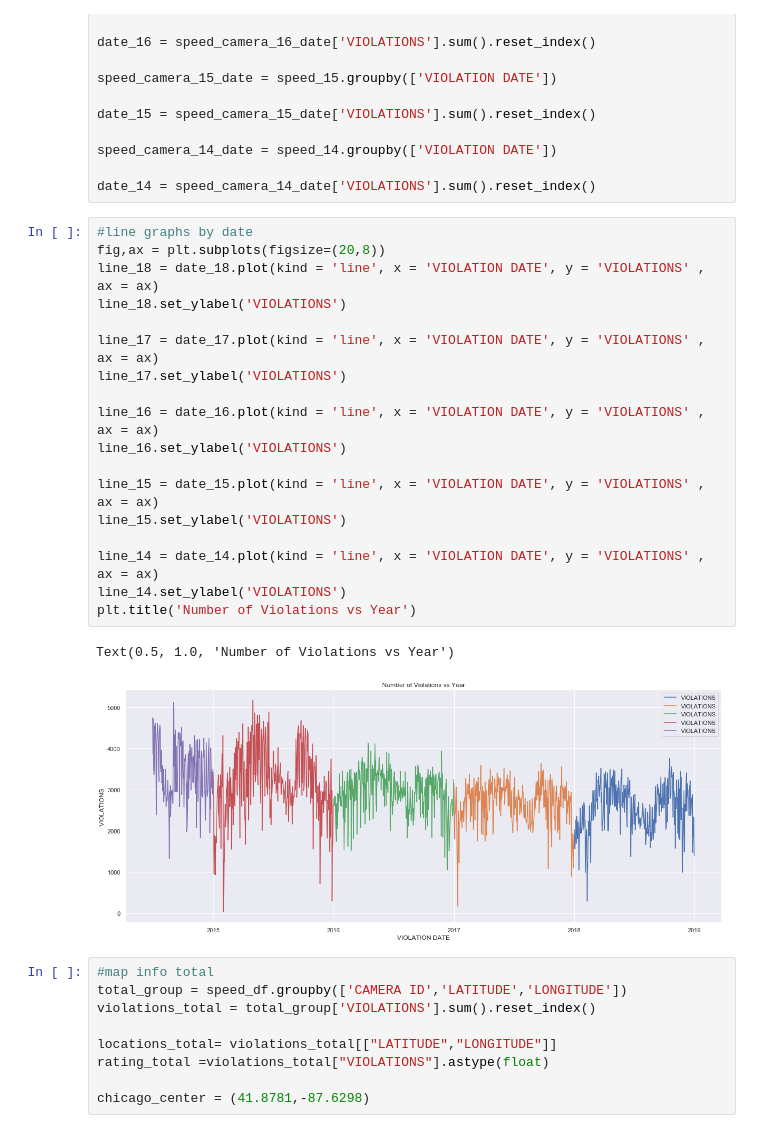
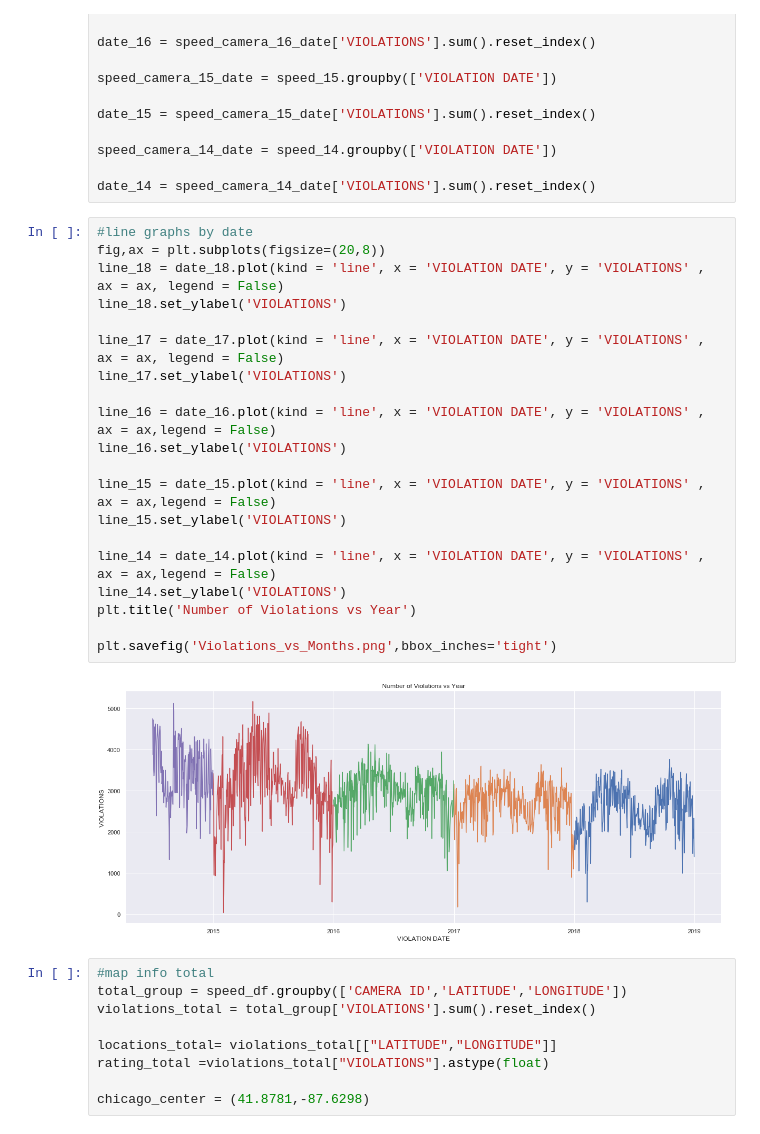
Before and after one commit to griffinpeifer/TrilogyProject1_group2, a Jupyter notebook: Project1/SpeedCamera.ipynb, the cells around one changed output. Drawn from its saved outputs; the diff is of its cells as text.

```diff
--- a/Project1/SpeedCamera.ipynb
+++ b/Project1/SpeedCamera.ipynb
@@ -167,24 +231,25 @@ date_14 = speed_camera_14_date['VIOLATIONS'].sum().reset_index()
 # %%
 #line graphs by date
 fig,ax = plt.subplots(figsize=(20,8))
-line_18 = date_18.plot(kind = 'line', x = 'VIOLATION DATE', y = 'VIOLATIONS' , ax = ax)
+line_18 = date_18.plot(kind = 'line', x = 'VIOLATION DATE', y = 'VIOLATIONS' , ax = ax, legend = False)
 line_18.set_ylabel('VIOLATIONS')
 
-line_17 = date_17.plot(kind = 'line', x = 'VIOLATION DATE', y = 'VIOLATIONS' , ax = ax)
+line_17 = date_17.plot(kind = 'line', x = 'VIOLATION DATE', y = 'VIOLATIONS' , ax = ax, legend = False)
 line_17.set_ylabel('VIOLATIONS')
 
-line_16 = date_16.plot(kind = 'line', x = 'VIOLATION DATE', y = 'VIOLATIONS' , ax = ax)
+line_16 = date_16.plot(kind = 'line', x = 'VIOLATION DATE', y = 'VIOLATIONS' , ax = ax,legend = False)
 line_16.set_ylabel('VIOLATIONS')
 
-line_15 = date_15.plot(kind = 'line', x = 'VIOLATION DATE', y = 'VIOLATIONS' , ax = ax)
+line_15 = date_15.plot(kind = 'line', x = 'VIOLATION DATE', y = 'VIOLATIONS' , ax = ax,legend = False)
 line_15.set_ylabel('VIOLATIONS')
 
-line_14 = date_14.plot(kind = 'line', x = 'VIOLATION DATE', y = 'VIOLATIONS' , ax = ax)
+line_14 = date_14.plot(kind = 'line', x = 'VIOLATION DATE', y = 'VIOLATIONS' , ax = ax,legend = False)
 line_14.set_ylabel('VIOLATIONS')
 plt.title('Number of Violations vs Year')
+
+plt.savefig('Violations_vs_Months.png',bbox_inches='tight')
 # %% [output]
-Text(0.5, 1.0, 'Number of Violations vs Year')
-[figure, old version]
+[figure, new version]
 # %%
 #map info total
 total_group = speed_df.groupby(['CAMERA ID','LATITUDE','LONGITUDE'])
```
Also changed, not shown: parts of 13 cells of this notebook, 7 other files.
